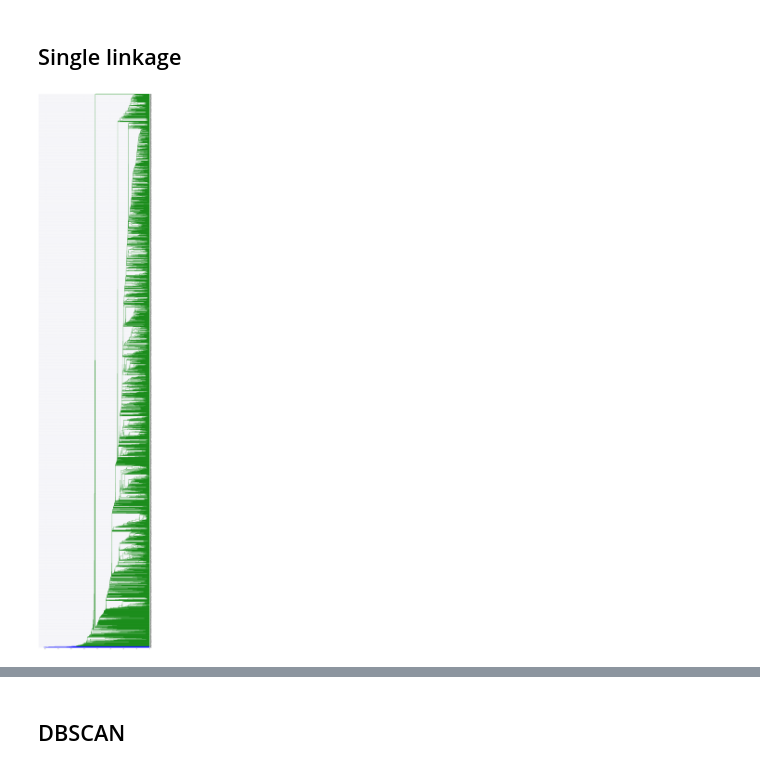
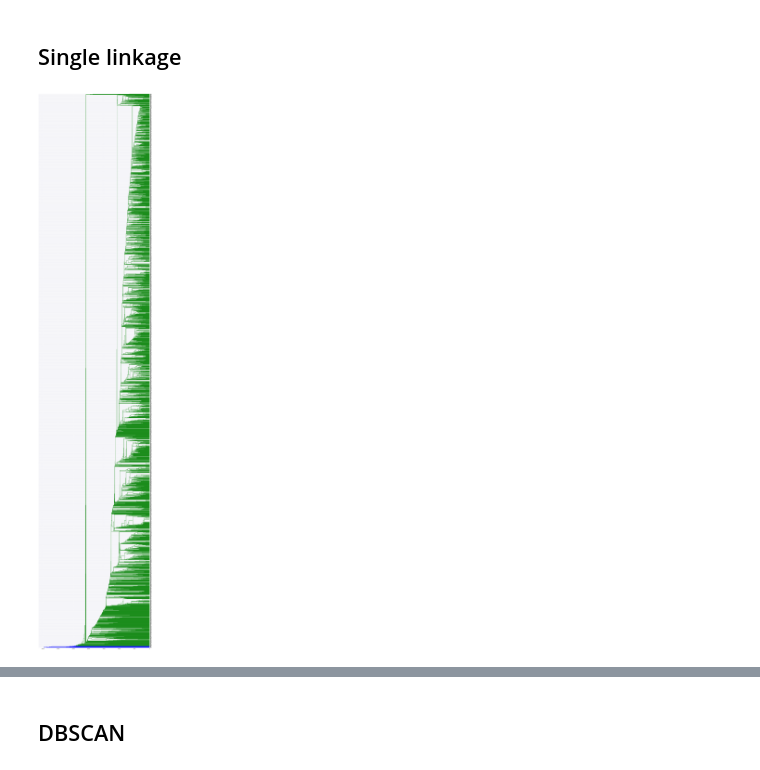
Before and after one commit to shayakhmetov/rank_corr_clustering, a Jupyter notebook: main.ipynb, the cells around one changed output, grey strips where cells are left out. Drawn from its saved outputs; the diff is of its cells as text; code cells hidden in the pictures.

Commit message:
euclidean

```diff
--- a/main.ipynb
+++ b/main.ipynb
@@ -162,7 +162,7 @@ def distance_func(x, y, distance='kendall'):
         elif distance == 'euclidean':
             return np.sqrt(np.sum((vector_x - vector_y)**2))
 # %%
-distance_matrix_filename = '../data/distance_matrix3000_kt.csv'
+distance_matrix_filename = '../data/distance_matrix3000_euclidean.csv'
 distance_matrix = np.loadtxt(distance_matrix_filename, delimiter=';')
 # %%
 n_queries = 3000
@@ -235,8 +238,8 @@ def plot_silhouettes(silhouette_values, labels):
 # %%
 pl.figure(figsize=(20, 100))
-dend = dendrogram(linkage(distance_matrix, method='single'), orientation='left', truncate_mode='lastp', p=30)
+dend = dendrogram(linkage(distance_matrix, method='single'), orientation='left')
 # %% [output]
-[figure, old version]
+[figure, new version]
 # %%
 pl.figure(figsize=(20, 100))
 dend = dendrogram(linkage(distance_matrix, method='single'), orientation='left', truncate_mode='lastp', p=30)
```
Also changed, not shown: parts of 5 cells of this notebook.
